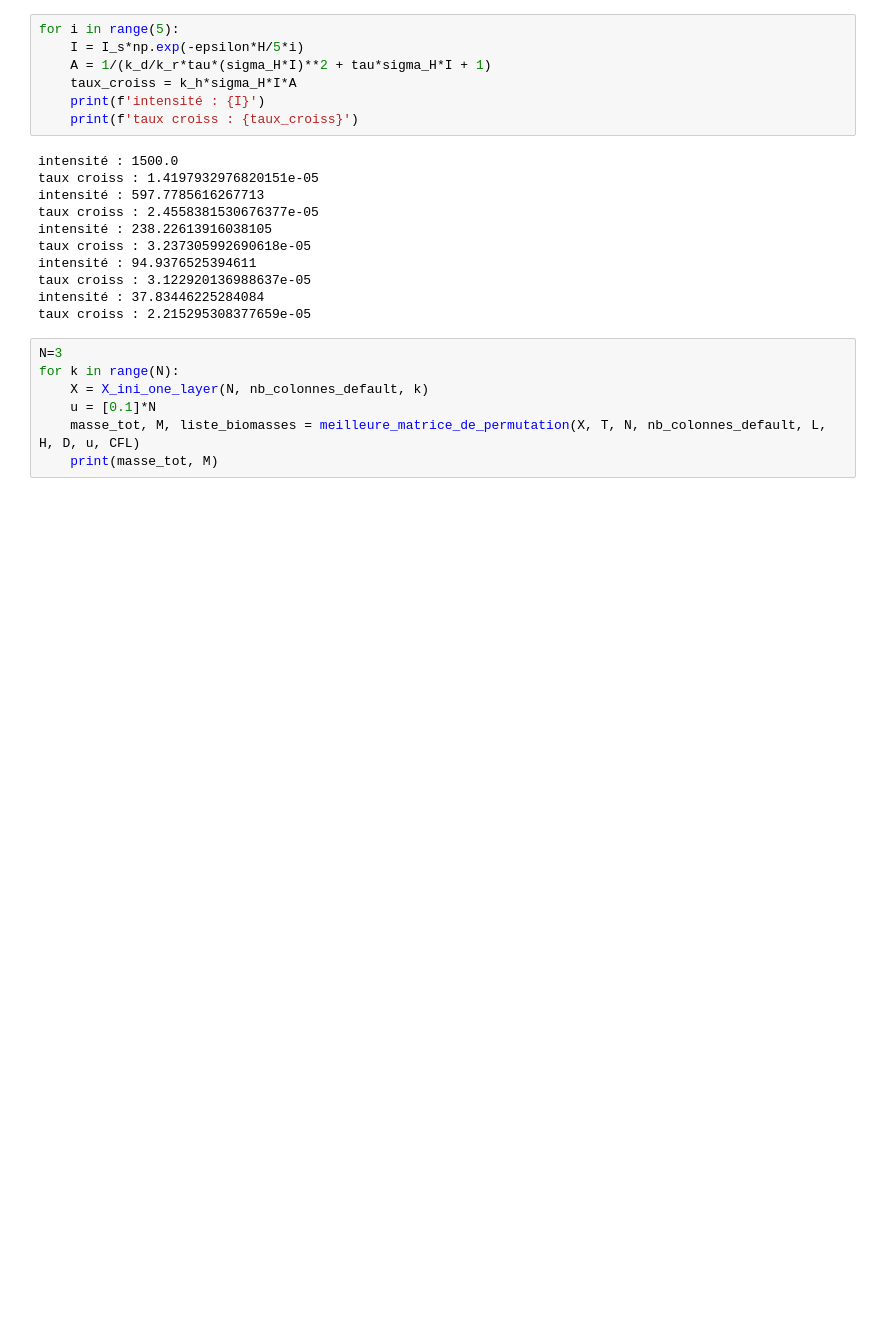
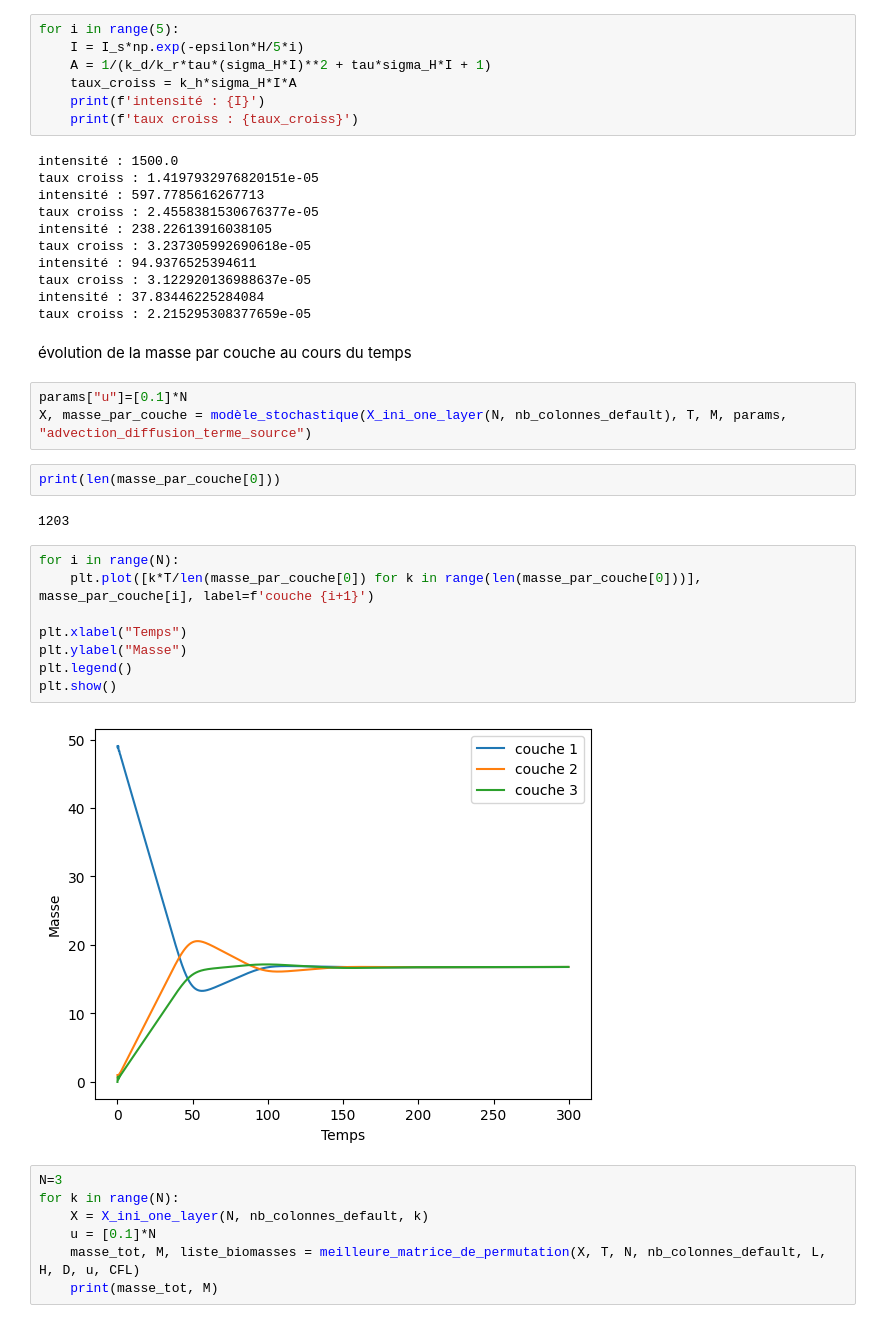
Before and after one commit to Octave289/stage_Inria, a Jupyter notebook: user.ipynb, the cells around one changed output. Drawn from its saved outputs; the diff is of its cells as text; blank space fills up the shorter version.

```diff
--- a/user.ipynb
+++ b/user.ipynb
@@ -448,6 +449,25 @@ intensité : 94.9376525394611
 taux croiss : 3.122920136988637e-05
 intensité : 37.83446225284084
 taux croiss : 2.215295308377659e-05
+# %% [markdown]
+évolution de la masse par couche au cours du temps
+# %%
+params["u"]=[0.1]*N
+X, masse_par_couche = modèle_stochastique(X_ini_one_layer(N, nb_colonnes_default), T, M, params, "advection_diffusion_terme_source")
+# %%
+print(len(masse_par_couche[0]))
+# %% [output]
+1203
+# %%
+for i in range(N):
+    plt.plot([k*T/len(masse_par_couche[0]) for k in range(len(masse_par_couche[0]))], masse_par_couche[i], label=f'couche {i+1}')
+
+plt.xlabel("Temps")
+plt.ylabel("Masse")
+plt.legend()
+plt.show()
+# %% [output]
+[figure, added]
 # %%
 N=3
 for k in range(N):
```
Also changed, not shown: parts of 5 cells of this notebook, 10 other files.
